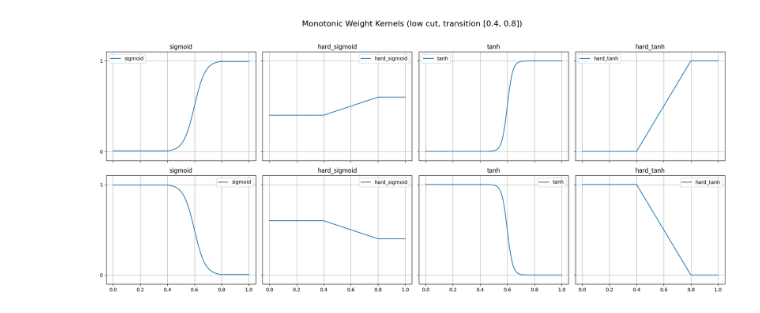
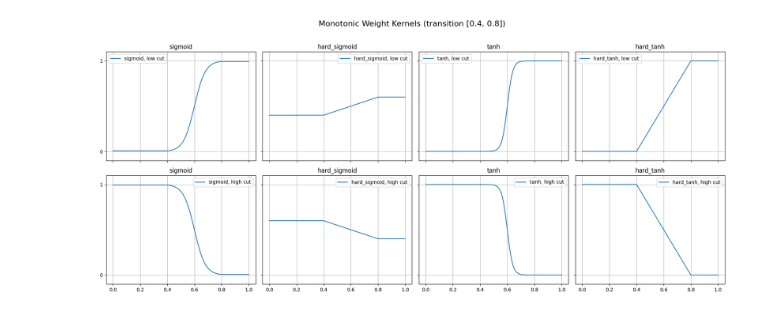
Before and after one commit to kujaku11/mt_metadata, a Jupyter notebook: docs/source/notebooks/weight_kernels.ipynb, the cells around one changed output. Cells and saved outputs as stored; diff of their text form; code cells hidden in the pictures.

```diff
--- a/docs/source/notebooks/weight_kernels.ipynb
+++ b/docs/source/notebooks/weight_kernels.ipynb
@@ -35,14 +35,14 @@
                 }
             )
             y = kernel.evaluate(x)
-            axs[i*4+j].plot(x, y, label=style)
+            axs[i*4+j].plot(x, y, label=f"{style}, {threshold}")
             axs[i*4+j].set_title(style)
             axs[i*4+j].set_ylim(-0.1, 1.1)
             axs[i*4+j].set_yticks([0, 1])  # Show 0 and 1 on all y-axes
             axs[i*4+j].grid(True)
             axs[i*4+j].legend()
 
-    fig.suptitle("Monotonic Weight Kernels (low cut, transition [{}, {}])".format(lb, ub), fontsize=16)
+    fig.suptitle("Monotonic Weight Kernels (transition [{}, {}])".format(lb, ub), fontsize=16)
     plt.tight_layout(rect=[0, 0, 1, 0.96])
     plt.show()
     plt.clf()
@@ -52,30 +52,30 @@
 # %%
     fig, axs = plt.subplots(2, 4, figsize=(18, 8), sharex=True, sharey=True)
     axs = axs.flatten()
 
     for i, threshold in enumerate(["low cut", "high cut"]):
         for j, style in enumerate(activation_kernel_styles):
             kernel = ActivationMonotonicWeightKernel()
             kernel.from_dict(
                 {
                     "transition_lower_bound":lb,
                     "transition_upper_bound":ub,
                     "activation_style":style,
                     "style":"activation",
                     "steepness": 10,
                     "threshold":threshold
                 }
             )
             y = kernel.evaluate(x)
-            axs[i*4+j].plot(x, y, label=style)
+            axs[i*4+j].plot(x, y, label=f"{style}, {threshold}")
             axs[i*4+j].set_title(style)
             axs[i*4+j].set_ylim(-0.1, 1.1)
             axs[i*4+j].set_yticks([0, 1])  # Show 0 and 1 on all y-axes
             axs[i*4+j].grid(True)
             axs[i*4+j].legend()
 
-    fig.suptitle("Monotonic Weight Kernels (low cut, transition [{}, {}])".format(lb, ub), fontsize=16)
+    fig.suptitle("Monotonic Weight Kernels (transition [{}, {}])".format(lb, ub), fontsize=16)
     plt.tight_layout(rect=[0, 0, 1, 0.96])
     plt.show()
 # %% [output]
-[figure, old version]
+[figure, new version]
```
Also changed, not shown: parts of 1 cell of this notebook, 1 other file.
